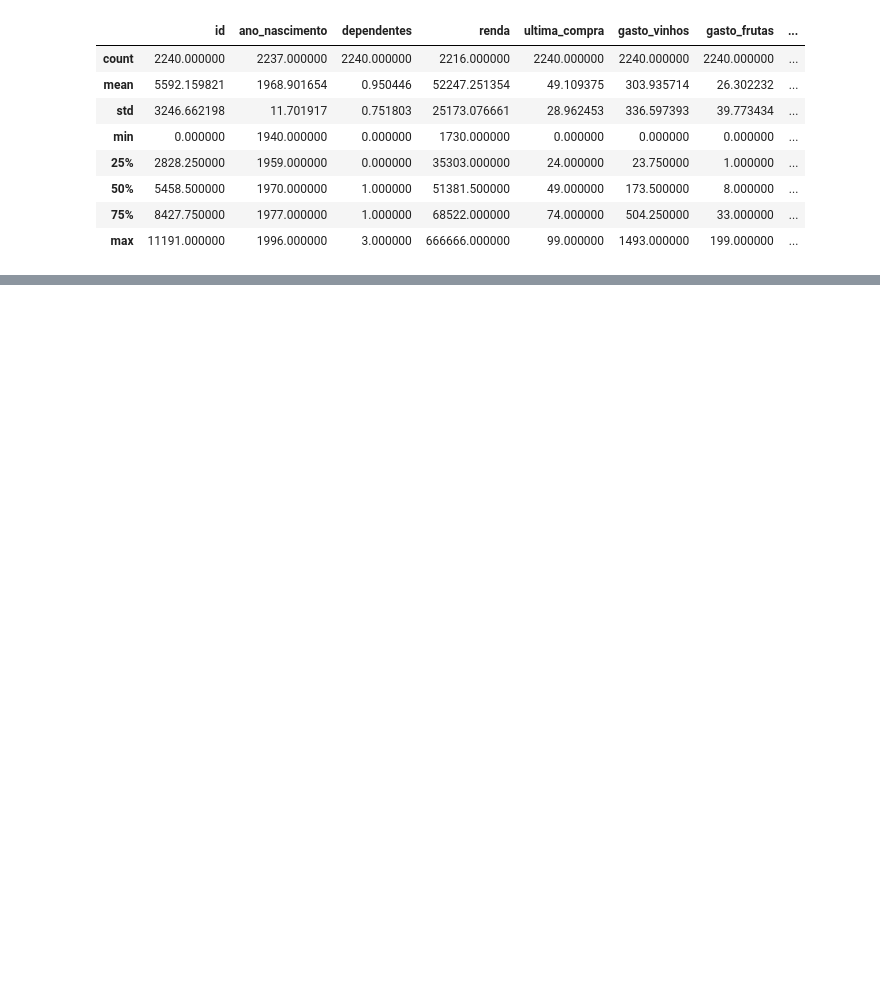
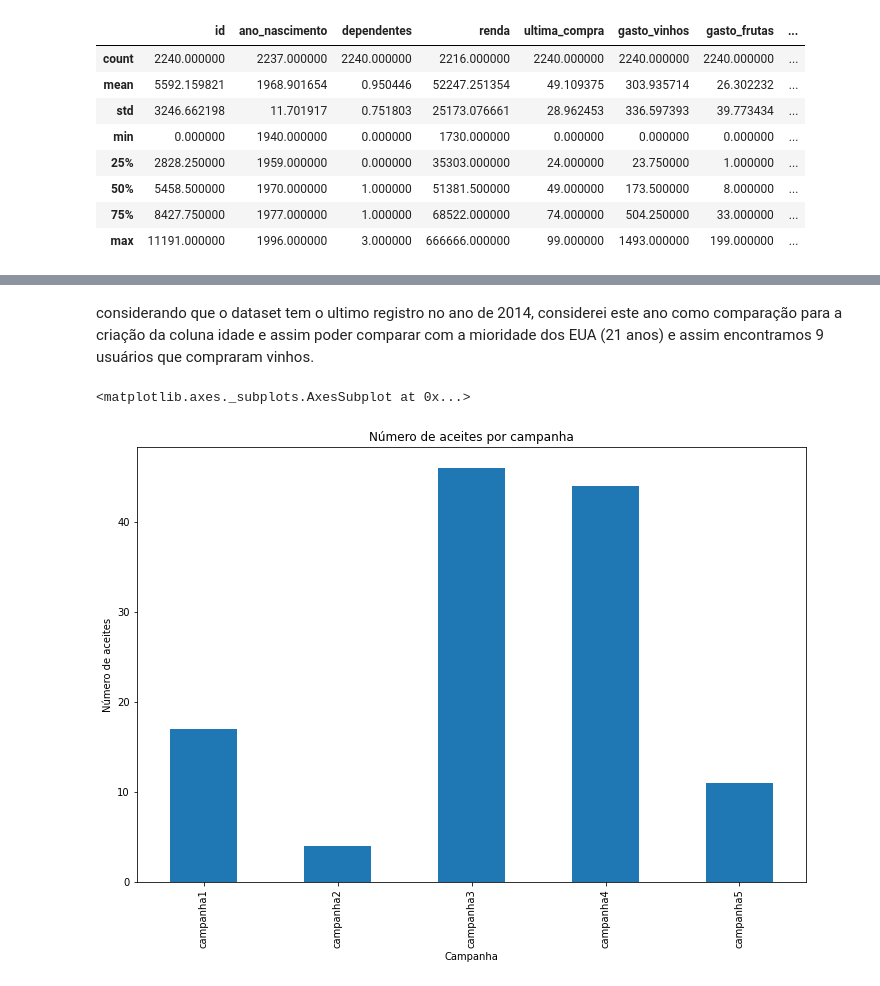
Before and after one commit to AndersonGabrielCalasans/BootCamp-SoulCode-Engenharia-Dados, a Jupyter notebook: SoulCode/Atv_Marketing_Campaign.ipynb, the cells around one changed output, grey strips where cells are left out. Drawn from its saved outputs; the diff is of its cells as text; code cells hidden in the pictures; blank space fills up the shorter version.

```diff
--- a/SoulCode/Atv_Marketing_Campaign.ipynb
+++ b/SoulCode/Atv_Marketing_Campaign.ipynb
@@ -732,0 +781,18 @@ df.groupby(df['nvl_academico'])
+# %% [markdown]
+considerando que o dataset tem o ultimo registro no ano de 2014, considerei este ano como comparação para a criação da coluna idade e assim poder comparar com a mioridade dos EUA (21 anos) e assim encontramos 9 usuários que compraram vinhos.
+# %%
+# 2- Qual a campanha que teve a maior aderência dos usuários que sejam casados e tenham pelo menos 1 dependente.
+
+# Filtros casado e dependentes
+ftcasado = df.estado_civil == 'casado'
+ftdependente = df.dependentes >= 1
+
+# DataFrame filtrado
+df3 = df.loc[ftcasado & ftdependente]
+
+# Gerando a quantidade de aderência
+df3 = df3[['campanha1','campanha2','campanha3','campanha4','campanha5']].astype(int)
+df3.sum().plot.bar(figsize=(12,8),title='Número de aceites por campanha' ,xlabel='Campanha',ylabel='Número de aceites')
+# %% [output]
+<matplotlib.axes._subplots.AxesSubplot at 0x...>
+[figure, added]
```
Also changed, not shown: parts of 8 cells of this notebook.
